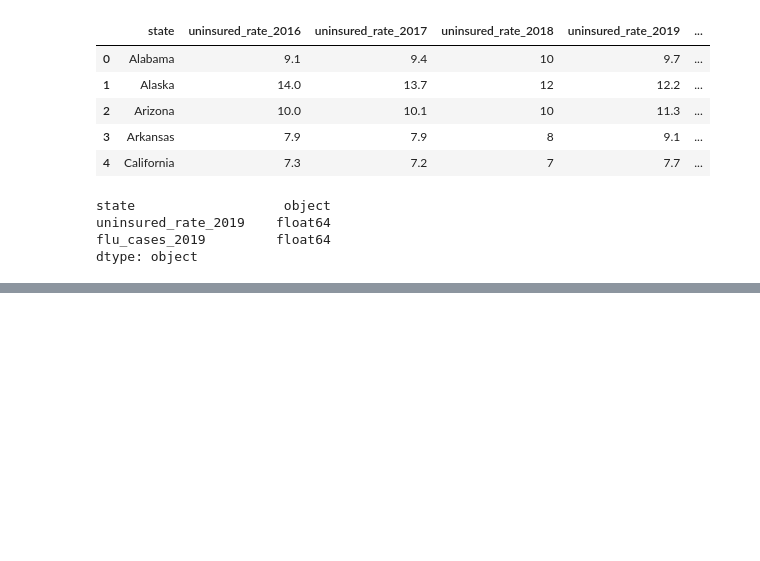
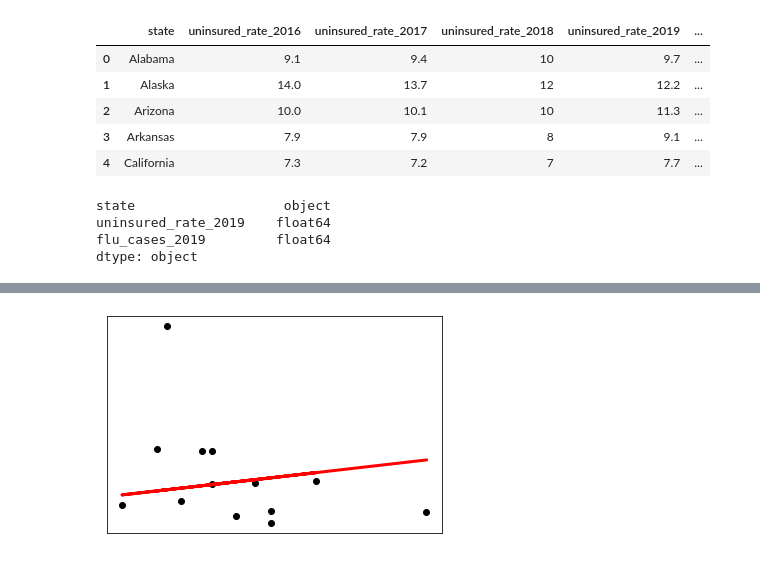
Before and after one commit to lindsera1/GoingViral, a Jupyter notebook: flu_uni_LR.ipynb, the cells around one changed output, grey strips where cells are left out. Saved outputs shown, nothing was run; the diff lists cells and outputs as text; code cells hidden in the pictures; blank space fills up the shorter version.

```diff
--- a/flu_uni_LR.ipynb
+++ b/flu_uni_LR.ipynb
@@ -126,0 +233,11 @@ lin_reg_2019.score(X_2019_scaled, y_2019)
+# %%
+# Plot the simple linear regression 2019
+plt.scatter(X_2019_test_scaled, y_2019_test, color='black')
+plt.plot(X_2019_test_scaled, y_2019_pred, color='red', linewidth=3)
+
+plt.xticks(())
+plt.yticks(())
+
+plt.show()
+# %% [output]
+[figure, added]
```
Also changed, not shown: parts of 11 cells of this notebook.
